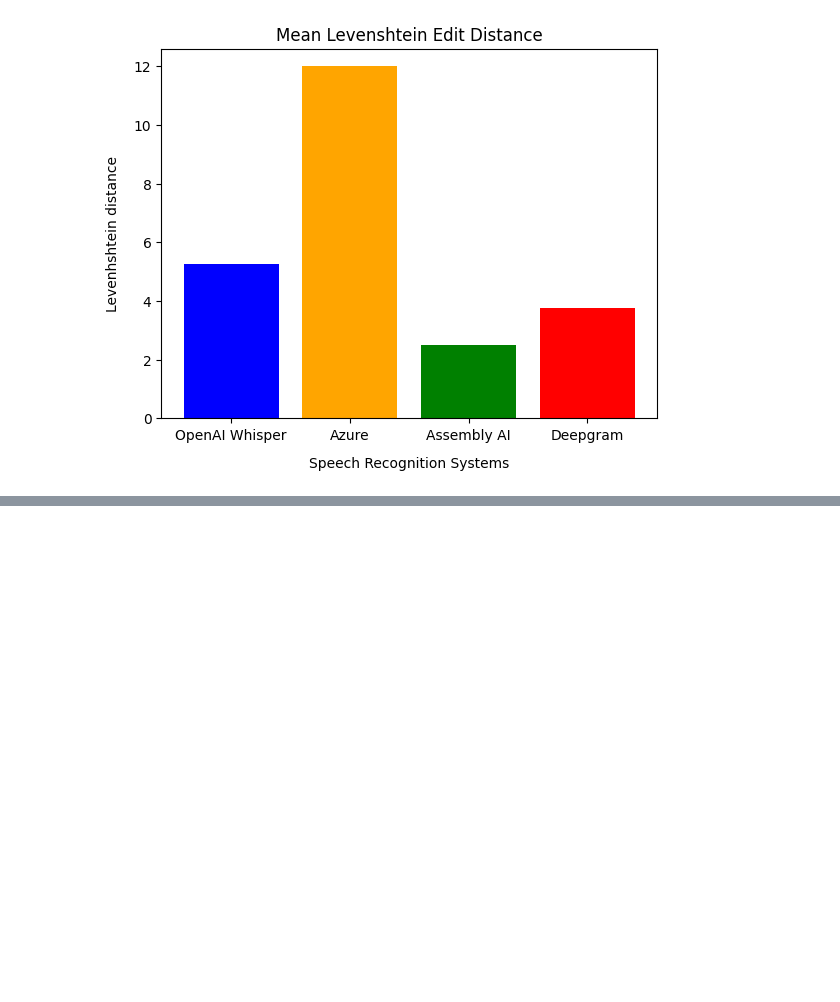
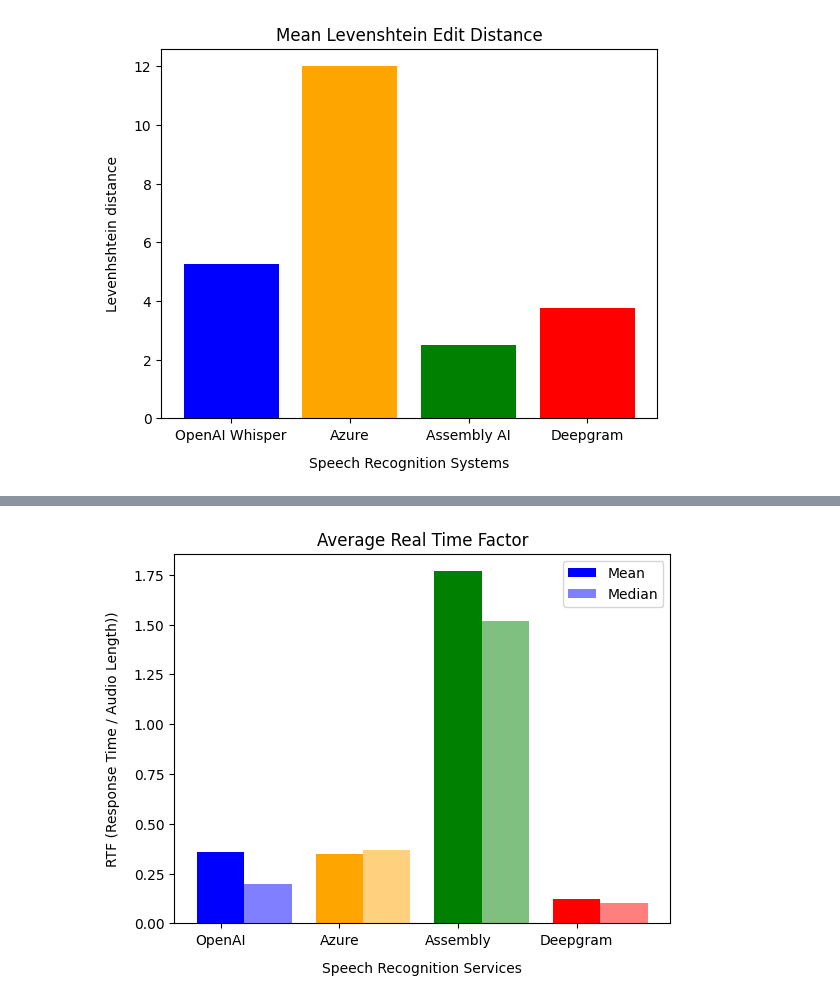
Before and after one commit to chinardankhara/asrcode, a Jupyter notebook: workbench.ipynb, the cells around one changed output, grey strips where cells are left out. Cells and saved outputs as stored; diff of their text form; code cells hidden in the pictures; blank space fills up the shorter version.

```diff
--- a/workbench.ipynb
+++ b/workbench.ipynb
@@ -224,0 +225,27 @@ plt.show()
+# %%
+# Calculate the means and medians of the data
+o_mean, az_mean, a_mean, d_mean = s.mean(data_dict['openai_rtf']), s.mean(data_dict['azure_rtf']), s.mean(data_dict['assembly_rtf']), s.mean(data_dict['deepgram_rtf'])
+o_median, az_median, a_median, d_median = s.median(data_dict['openai_rtf']), s.median(data_dict['azure_rtf']), s.median(data_dict['assembly_rtf']), s.median(data_dict['deepgram_rtf'])
+
+labels = ['OpenAI', 'Azure', 'Assembly', 'Deepgram']
+means = [o_mean, az_mean, a_mean, d_mean]
+medians = [o_median, az_median, a_median, d_median]
+colors = ['blue', 'orange', 'green', 'red']
+
+# Create the figure and axis objects
+fig, ax = plt.subplots()
+
+# Plot the bars for the means and medians
+ax.bar(labels, means, width=0.4, color=colors, label='Mean')
+ax.bar([i + 0.4 for i in range(len(labels))], medians, width=0.4, color=colors, alpha=0.5, label='Median')
+
+# Add a legend and labels
+ax.legend()
+ax.set_title('Average Real Time Factor')
+ax.set_xlabel('Speech Recognition Services', labelpad=10)
+ax.set_ylabel('RTF (Response Time / Audio Length))', labelpad=10)
+
+# Show the plot
+plt.show()
+# %% [output]
+[figure, added]
```
Also changed, not shown: parts of 1 cell of this notebook, 2 other files.
